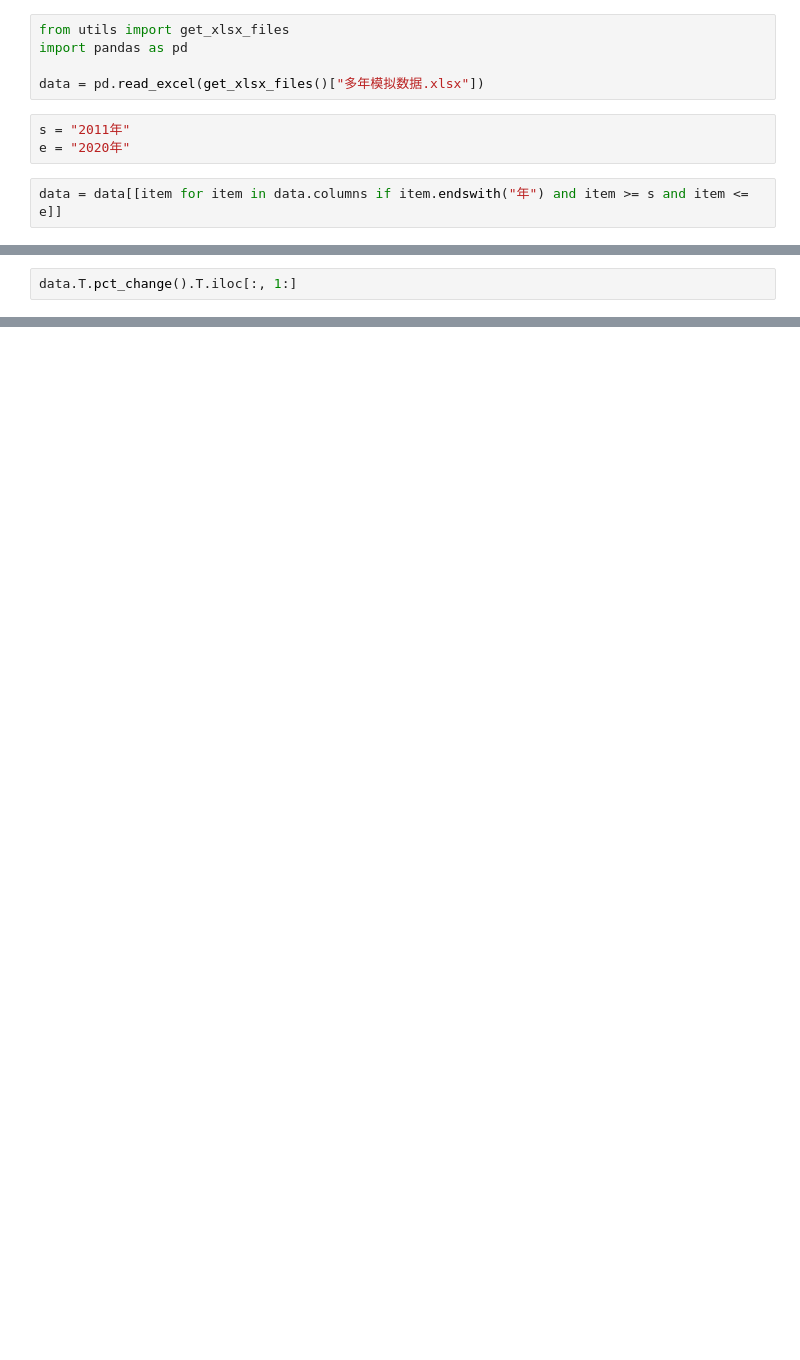
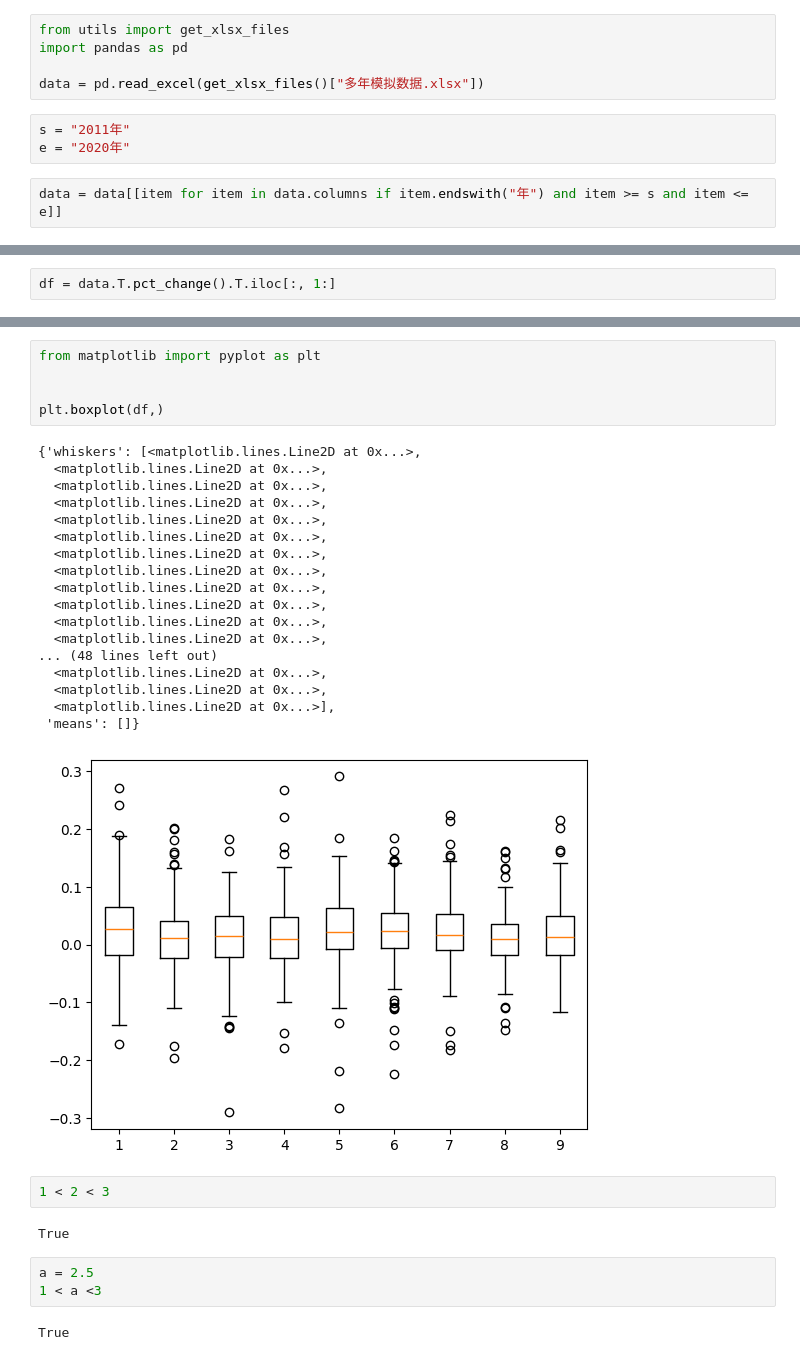
Before and after one commit to Altoria-276/agricultural-decision-system, a Jupyter notebook: test.ipynb, the cells around one changed output, grey strips where cells are left out. Saved outputs shown, nothing was run; the diff lists cells and outputs as text; blank space fills up the shorter version.

```diff
--- a/test.ipynb
+++ b/test.ipynb
@@ -27,2 +27,2 @@ data
 # %%
-data.T.pct_change().T.iloc[:, 1:]
+df = data.T.pct_change().T.iloc[:, 1:]
@@ -42,0 +45,33 @@ data.T.pct_change().T.iloc[:, 1:]
+# %%
+from matplotlib import pyplot as plt
+
+
+plt.boxplot(df,)
+# %% [output]
+{'whiskers': [<matplotlib.lines.Line2D at 0x...>,
+  <matplotlib.lines.Line2D at 0x...>,
+  <matplotlib.lines.Line2D at 0x...>,
+  <matplotlib.lines.Line2D at 0x...>,
+  <matplotlib.lines.Line2D at 0x...>,
+  <matplotlib.lines.Line2D at 0x...>,
+  <matplotlib.lines.Line2D at 0x...>,
+  <matplotlib.lines.Line2D at 0x...>,
+  <matplotlib.lines.Line2D at 0x...>,
+  <matplotlib.lines.Line2D at 0x...>,
+  <matplotlib.lines.Line2D at 0x...>,
+  <matplotlib.lines.Line2D at 0x...>,
+... (48 lines left out)
+  <matplotlib.lines.Line2D at 0x...>,
+  <matplotlib.lines.Line2D at 0x...>,
+  <matplotlib.lines.Line2D at 0x...>],
+ 'means': []}
+[figure, added]
+# %%
+1 < 2 < 3
+# %% [output]
+True
+# %%
+a = 2.5
+1 < a <3
+# %% [output]
+True
```
Also changed, not shown: parts of 4 cells of this notebook, 7 other files.
